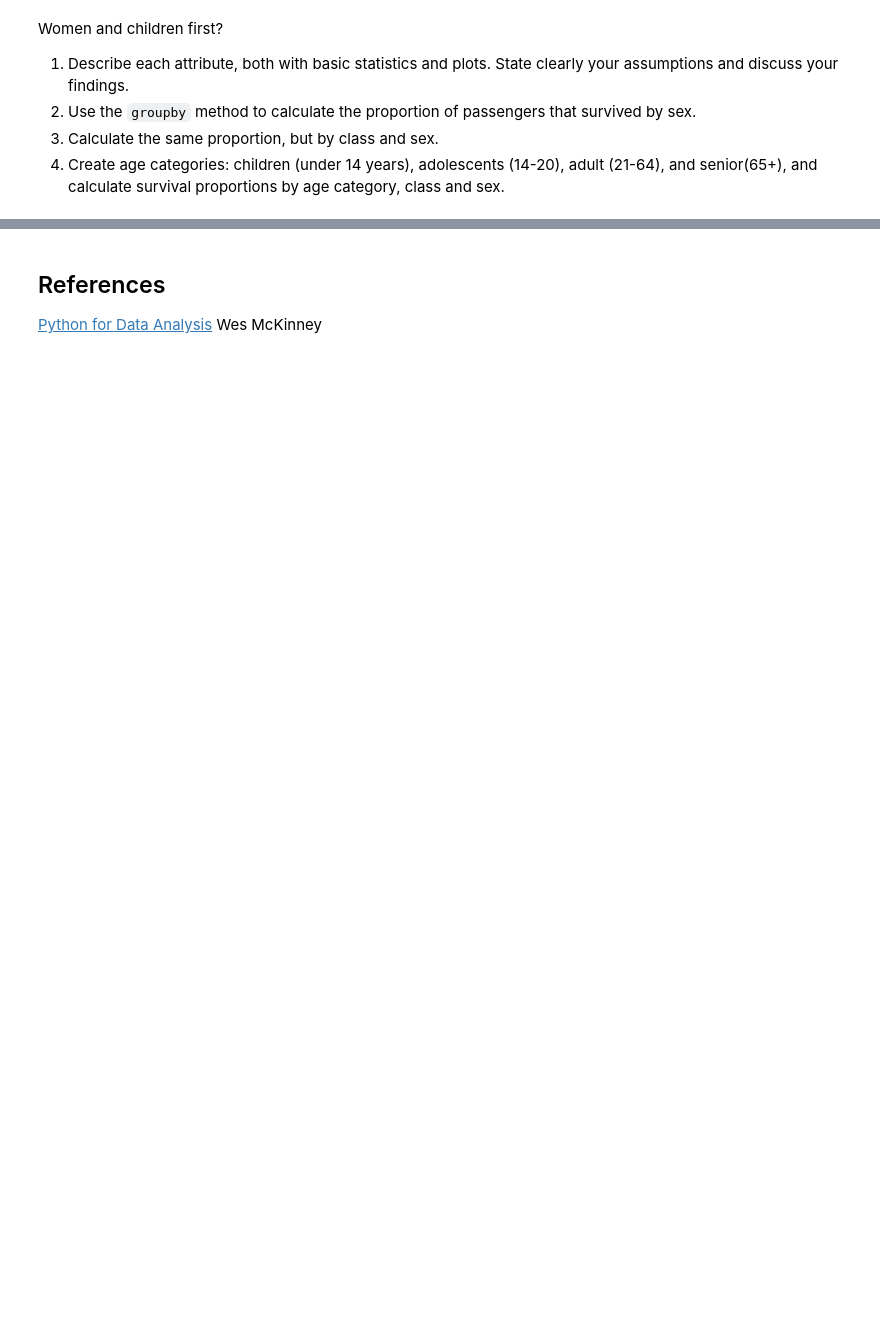
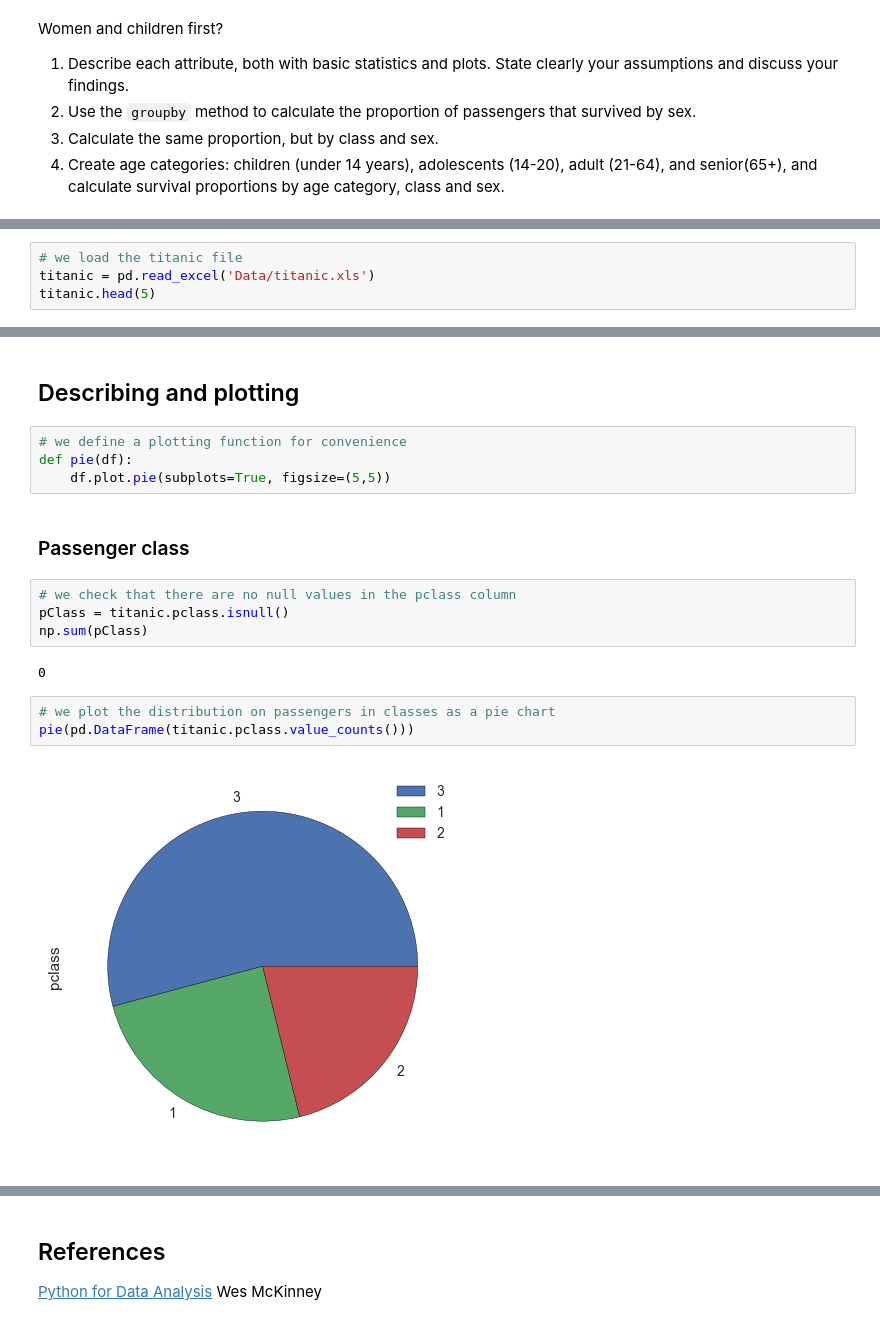
Before and after one commit to jmuth/ADA_homeworks, a Jupyter notebook: 01 - Pandas and Data Wrangling/Data Wrangling with Pandas.ipynb, the cells around one changed output, grey strips where cells are left out. Cells and saved outputs as stored; diff of their text form; blank space fills up the shorter version.

```diff
--- a/01 - Pandas and Data Wrangling/Data Wrangling with Pandas.ipynb
+++ b/01 - Pandas and Data Wrangling/Data Wrangling with Pandas.ipynb
@@ -640,0 +1527,4 @@ Women and children first?
+# %%
+# we load the titanic file
+titanic = pd.read_excel('Data/titanic.xls')
+titanic.head(5)
@@ -640,0 +1538,19 @@ Women and children first?
+# %% [markdown]
+## Describing and plotting
+# %%
+# we define a plotting function for convenience
+def pie(df):
+    df.plot.pie(subplots=True, figsize=(5,5))
+# %% [markdown]
+### Passenger class
+# %%
+# we check that there are no null values in the pclass column
+pClass = titanic.pclass.isnull()
+np.sum(pClass)
+# %% [output]
+0
+# %%
+# we plot the distribution on passengers in classes as a pie chart
+pie(pd.DataFrame(titanic.pclass.value_counts()))
+# %% [output]
+[figure, added]
```
Also changed, not shown: parts of 96 cells of this notebook, 1 other file.
